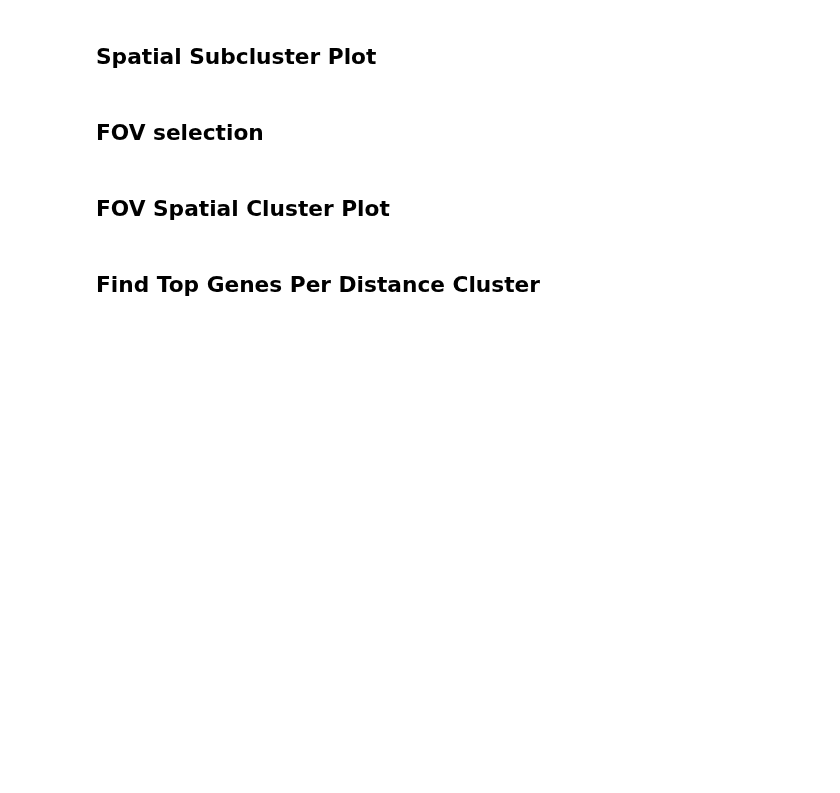
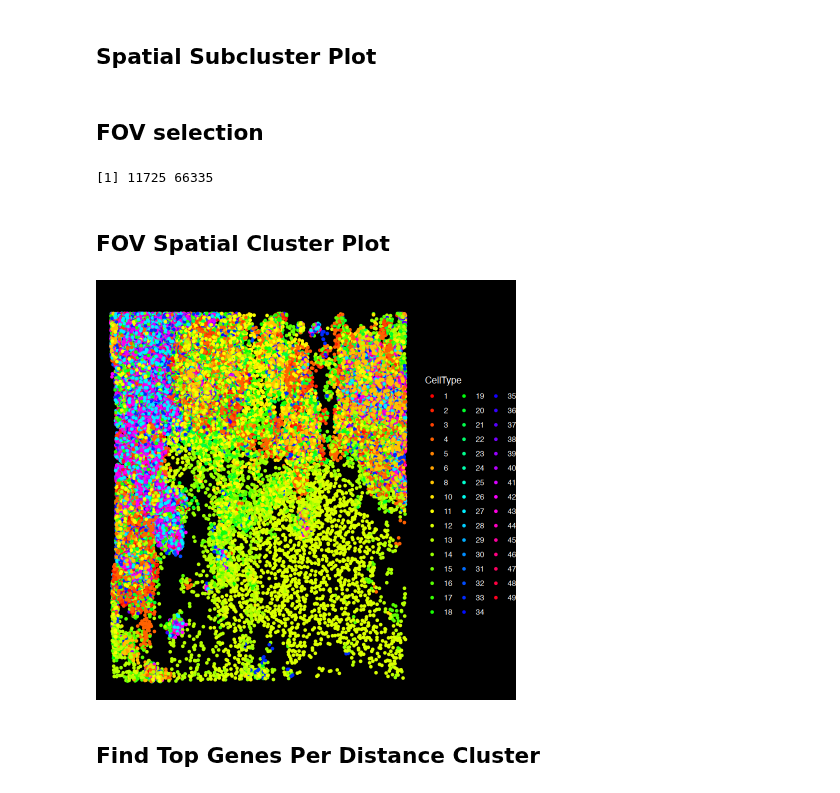
Before and after one commit to Perik-Zavodskii/CoexpressDeconvolve, a Jupyter notebook: Seurat.ipynb, the cells around one changed output. Drawn from its saved outputs; the diff is of its cells as text; code cells hidden in the pictures; blank space fills up the shorter version.

```diff
--- a/Seurat.ipynb
+++ b/Seurat.ipynb
@@ -203,10 +301,10 @@ ggsave(
 ## FOV selection
 # %%
 # Define FOV boundaries
-x_min <- 3000
-x_max <- 8000
-y_min <- 7500
-y_max <- 12500
+x_min <- 0
+x_max <- 16000
+y_min <- 0
+y_max <- 12000
 
 # Filter cells within the FOV
 subset_cells <- rownames(Seurat@meta.data[
@@ -221,37 +319,41 @@ Seurat_FOV <- subset(Seurat, cells = subset_cells)
 
 # Check dimensions of the new object
 print(dim(Seurat_FOV))
+# %% [output]
+[1] 11725 66335
 # %% [markdown]
 ## FOV Spatial Cluster Plot
 # %%
 Seurat_FOV@meta.data$center_x <- as.numeric(Seurat_FOV@meta.data$center_x)
 Seurat_FOV@meta.data$center_y <- as.numeric(Seurat_FOV@meta.data$center_y)
 
 # Plot clusters with black background
 ggplot(Seurat_FOV@meta.data, aes(x = center_x, y = center_y, color = as.factor(CellType))) +
-  geom_point(size = 2) +
+  geom_point(size = 1) +
   scale_color_manual(values = rainbow(length(unique(Seurat_FOV$CellType)))) + # Custom colors
   theme_void() +  # Remove axis
   theme(panel.background = element_rect(fill = "black", color = "black"),
         plot.background = element_rect(fill = "black"),
         legend.text = element_text(color = "white"),
         legend.title = element_text(color = "white")) +
   labs(title = "Spatial Plot of Clusters", color = "CellType")
 
 ggsave(
   "Spatial FOV Cluster Plot.jpeg",
   plot = last_plot(),
   device = "jpeg",
 #   path = NULL,
 #   scale = 1,
 #   1 plot == 10 cm in each dimention
   width = 42,
-  height = 40,
+  height = 30,
   units = "cm",
   dpi = 600,
   limitsize = TRUE,
 #   bg = NULL,
 )
+# %% [output]
+[figure, added]
 # %% [markdown]
 ## Find Top Genes Per Distance Cluster
 # %%
```
Also changed, not shown: parts of 10 cells of this notebook.
